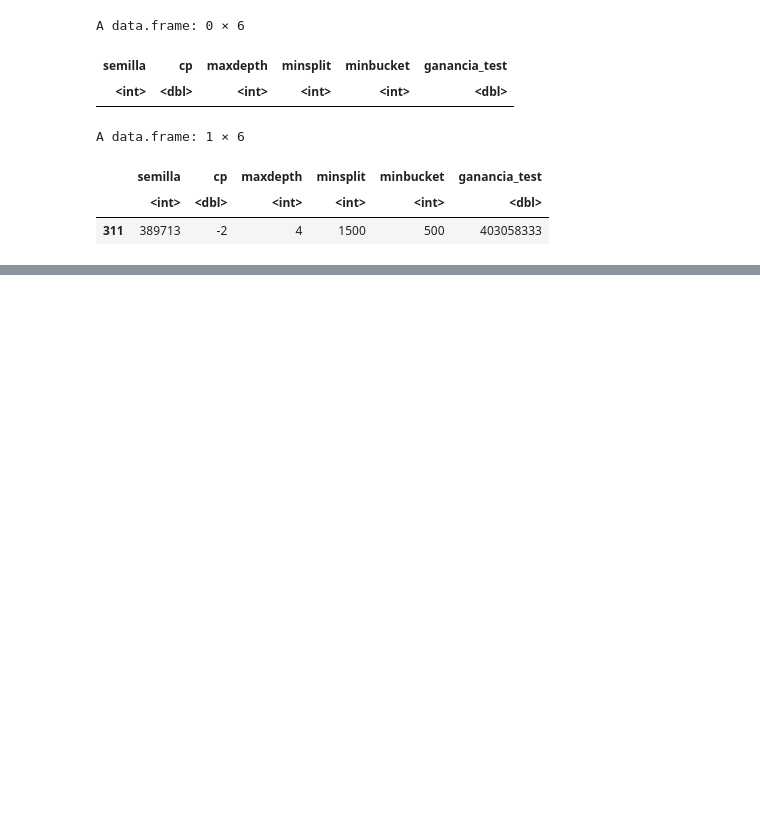
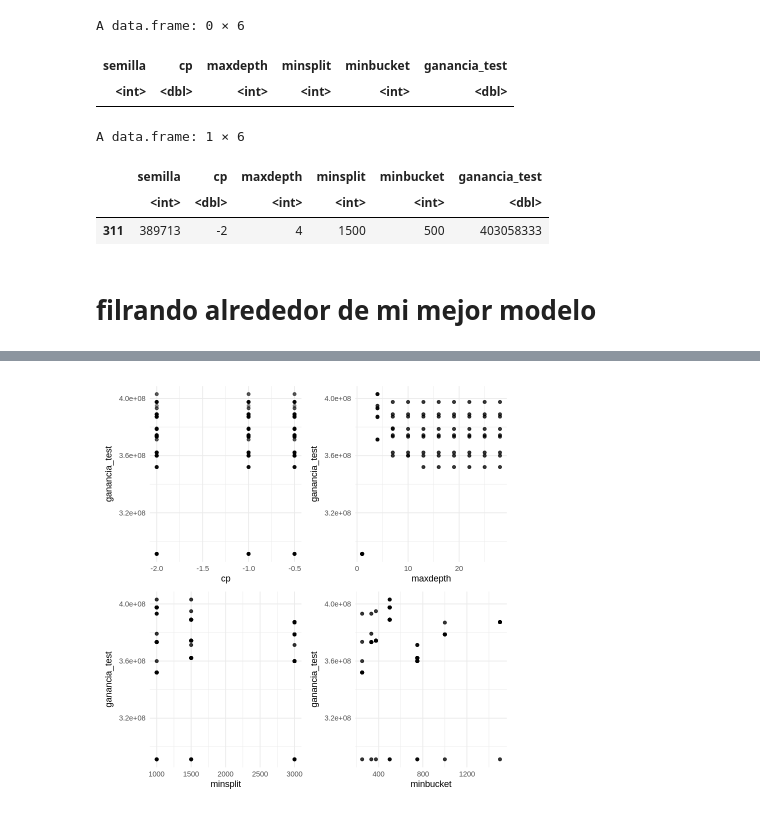
Before and after one commit to ssmito/dmeyf2026, a Jupyter notebook: arboles/z0290_TareaHogar_02.ipynb, the cells around one changed output, grey strips where cells are left out. Cells and saved outputs as stored; diff of their text form; code cells hidden in the pictures; blank space fills up the shorter version.

```diff
--- a/arboles/z0290_TareaHogar_02.ipynb
+++ b/arboles/z0290_TareaHogar_02.ipynb
@@ -222,7 +222,7 @@ Aqui debe poner SU semiila primigenia
 PARAM <- list()
 # reemplazar por su primer semilla
 PARAM$semilla_primigenia <- 230047
-PARAM$qsemillas <- 1
+PARAM$qsemillas <- 3
 
 PARAM$training_pct <- 70L  # entre  1L y 99L
 # %%
@@ -368,16 +368,16 @@ Esta es la parte del código que usted debe expandir a TODOS los hiperparámetro
 # itero por los loops anidados para cada hiperparametro
 iter <- 0
 
-for (vmax_depth in seq(1, 30, by = 3)) {
+for (vmax_depth in c(3,4,5,6)) {
   cat("\n")
   cat( "****** VMAX ITERACION -> ",vmax_depth, " ******" )
   cat("\n")
-  for (vmin_split in c(3000, 1500, 1000, 800, 600, 400, 200, 100, 50)) {
+  for (vmin_split in c(1750, 1500, 1250, 1000, 750)) {
       cat("\n")
       cat( "VMIN ITERACION ", vmin_split )
      cat("\n")
     for (minbucket in round(c(vmin_split/2, vmin_split/3 ,vmin_split/4))) {
-      for (cp in c(-2, -1, -0.5, 0, 0.005, 0.01, 0.05, 0.1, 0.5, 1)) {
+      for (cp in c(-2.5, -2, -1.5, -1, -0.5)) {
     # notar como se agrega
 
         iter <- iter + 1
@@ -636,3 +636,28 @@ A data.frame: 1 × 6
 |  | semilla | cp | maxdepth | minsplit | minbucket | ganancia_test |
 |  | <int> | <dbl> | <int> | <int> | <int> | <dbl> |
 | 311 | 389713 | -2 | 4 | 1500 | 500 | 403058333 |
+# %% [markdown]
+# filrando alrededor de mi mejor modelo
+# %%
+filtrado <- gridsearch[
+  gridsearch$cp <= -0.5 & gridsearch$minsplit >= 1000,
+]
+# %%
+p_cp <- ggplot(filtrado, aes(cp, ganancia_test)) +
+  geom_point(alpha = 0.4) +
+  theme_minimal()
+
+p_depth <- ggplot(filtrado, aes(maxdepth, ganancia_test)) +
+  geom_point(alpha = 0.4) +
+  theme_minimal()
+
+p_split <- ggplot(filtrado, aes(minsplit, ganancia_test)) +
+  geom_point(alpha = 0.4) +
+  theme_minimal()
+
+p_bucket <- ggplot(filtrado, aes(minbucket, ganancia_test)) +
+  geom_point(alpha = 0.4) +
+  theme_minimal()
+
+(p_cp | p_depth) / (p_split | p_bucket)
+# %% [output]
@@ -638,0 +666 @@ A data.frame: 1 × 6
+[figure, added]
```
Also changed, not shown: parts of 1 cell of this notebook.
